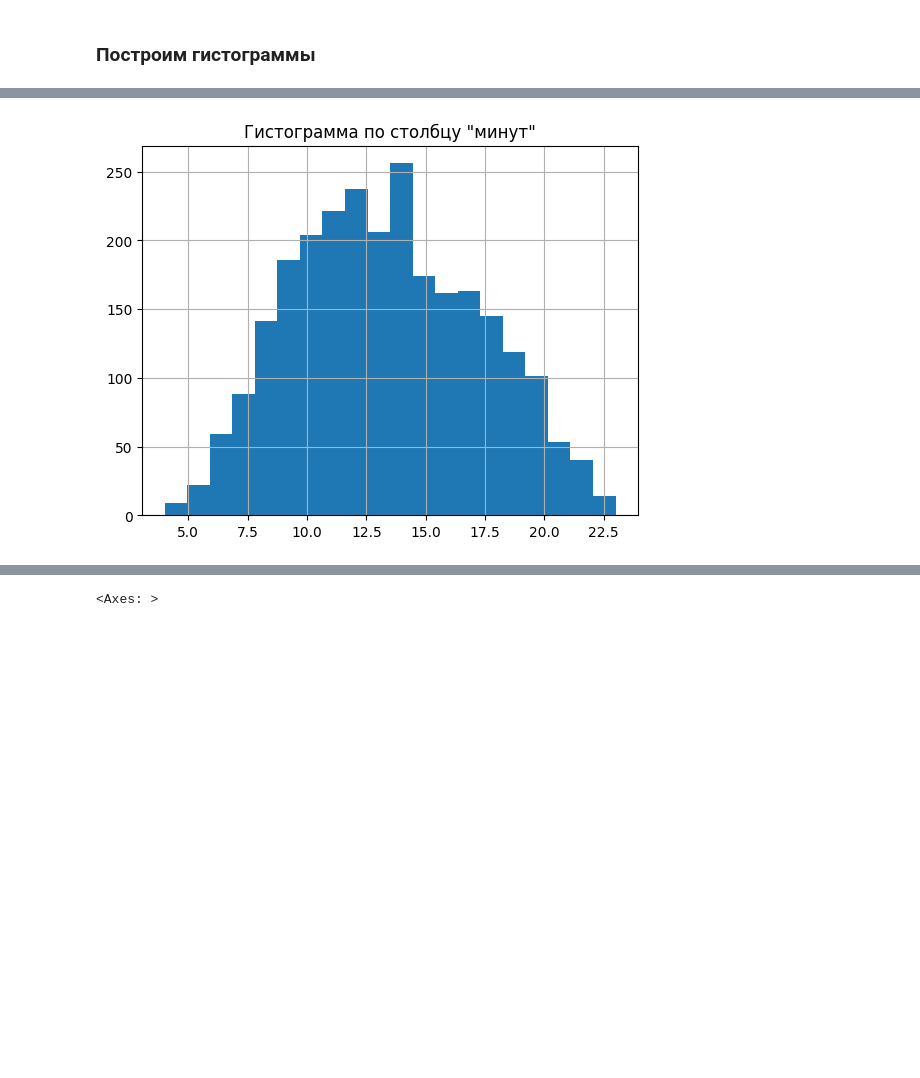
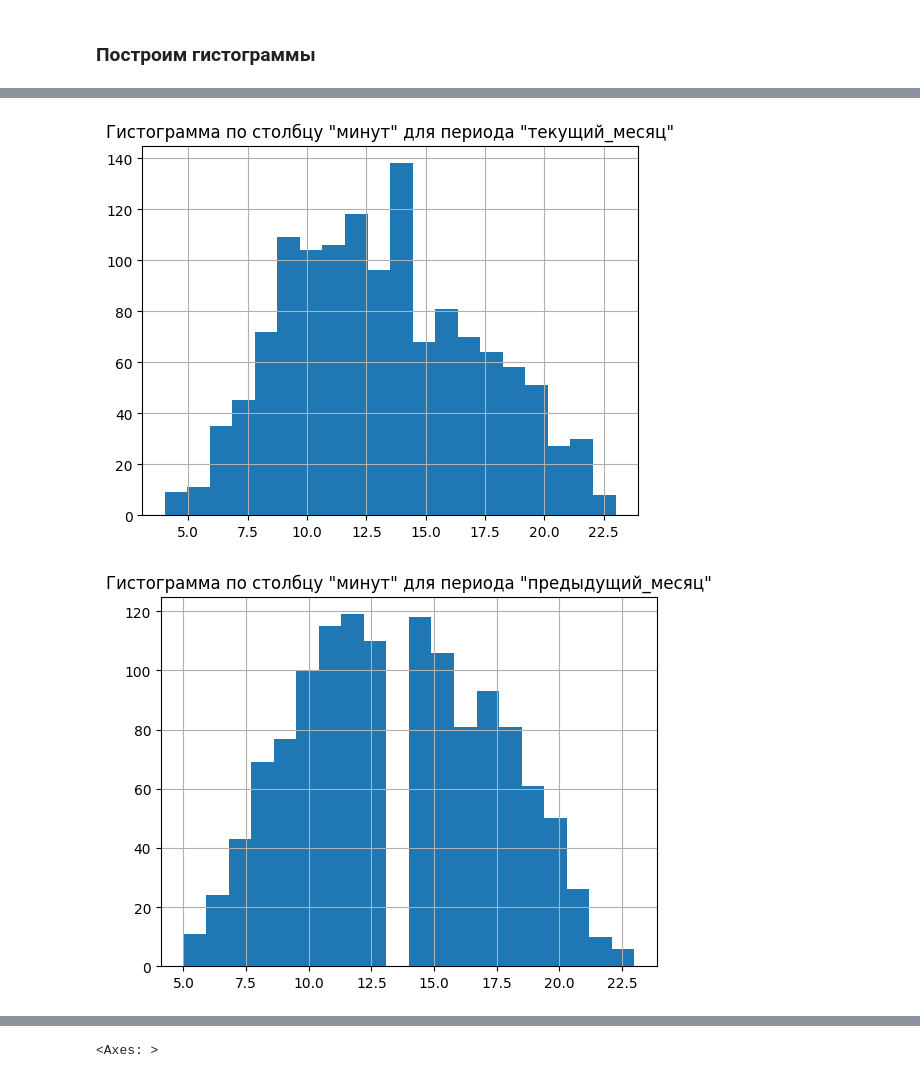
Before and after one commit to Antec961/practicum, a Jupyter notebook: project_n6.ipynb, the cells around one changed output, grey strips where cells are left out. Saved outputs shown, nothing was run; the diff lists cells and outputs as text; code cells hidden in the pictures; blank space fills up the shorter version.

```diff
--- a/project_n6.ipynb
+++ b/project_n6.ipynb
@@ -135,12 +140,12 @@ from sklearn.svm import SVC
 1.2 Проверьте, что данные в таблицах соответствуют описанию. Исследованием и объединением данных вы займётесь позже.
 # %%
 try:
-    market_file = pd.read_csv('market_file.csv', sep=',')
-    market_money = pd.read_csv('market_money.csv', sep=',')
-    market_time = pd.read_csv('market_time.csv', sep=',')
+    market_file = pd.read_csv('market_file.csv')
+    market_money = pd.read_csv('market_money.csv')
+    market_time = pd.read_csv('market_time.csv')
     money = pd.read_csv('money.csv', sep=';', decimal=',')
 except:
-    market_file = pd.read_csv('/datasets/market_file.csv', sep=',')
-    market_money = pd.read_csv('/datasets/market_money.csv', sep=',')
-    market_time = pd.read_csv('/datasets/market_time.csv', sep=',')
+    market_file = pd.read_csv('/datasets/market_file.csv')
+    market_money = pd.read_csv('/datasets/market_money.csv')
+    market_time = pd.read_csv('/datasets/market_time.csv')
     money = pd.read_csv('/datasets/money.csv', sep=';', decimal=',')
@@ -353,3 +383,6 @@ df_hist_num(market_file)
 # %%
-df_hist_num(market_money)
+for period in market_money['период'].unique():
+    market_money.loc[market_money['период']==period, 'выручка'].hist(bins=20)
+    plt.title(f'Гистограмма по столбцу "выручка" для периода "{period}"')
+    plt.show()
 # %% [output]
@@ -357,7 +392,11 @@ df_hist_num(market_money)
 # %%
-df_hist_num(market_time)
+for period in market_time['период'].unique():
+    market_time.loc[market_time['период']==period, 'минут'].hist(bins=20)
+    plt.title(f'Гистограмма по столбцу "минут" для периода "{period}"')
+    plt.show()
 # %% [output]
-[figure, old version]
+[figure, new version]
+[figure, added]
 # %%
 df_hist_num(money)
 # %% [output]
```
Also changed, not shown: parts of 47 cells of this notebook.
